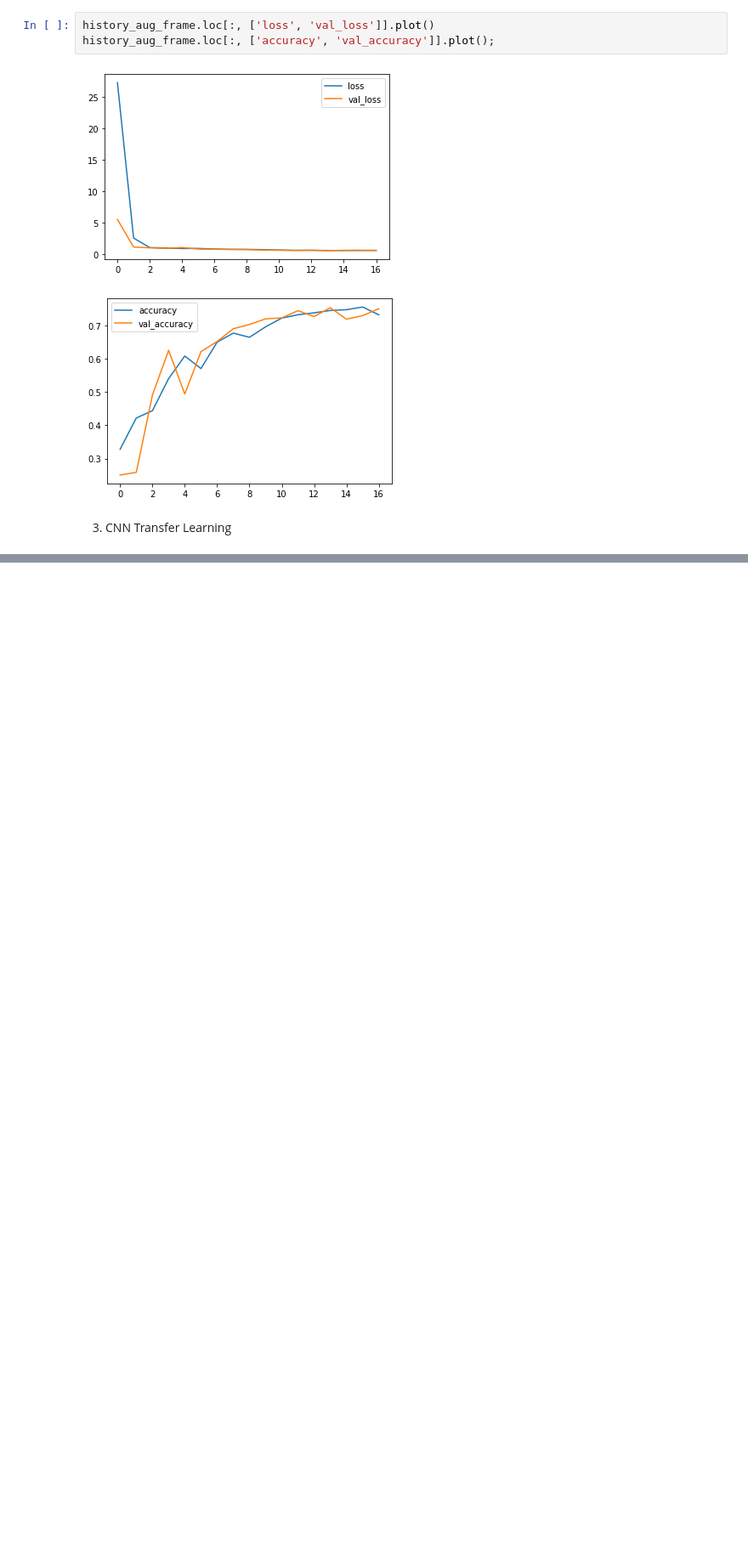
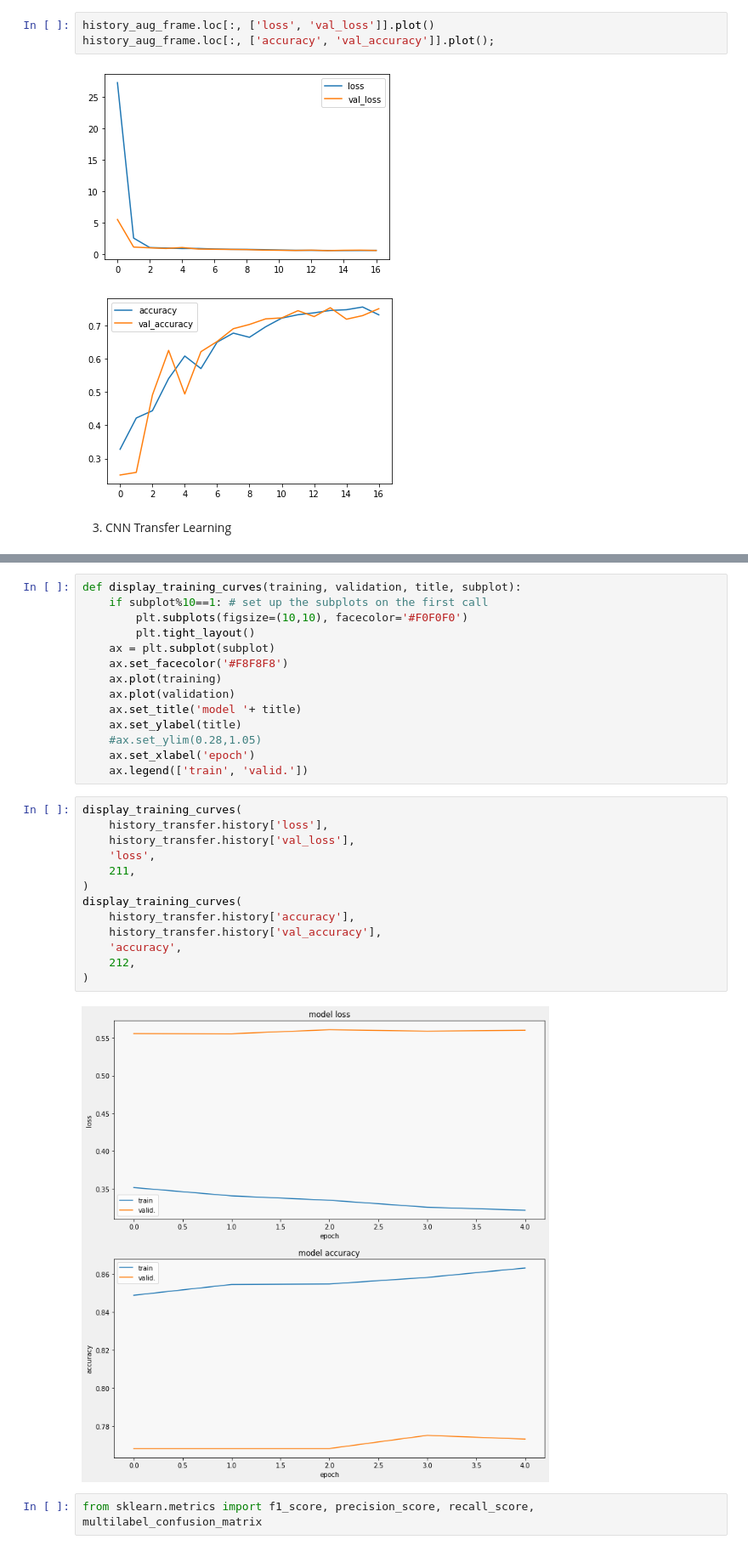
Before and after one commit to d-portugal/chest_x_ray, a Jupyter notebook: chest_xray_APA.ipynb, the cells around one changed output, grey strips where cells are left out. Shown at 85% size. Drawn from its saved outputs; the diff is of its cells as text; blank space fills up the shorter version.

```diff
--- a/chest_xray_APA.ipynb
+++ b/chest_xray_APA.ipynb
@@ -402,0 +368,31 @@ TypeError: ignored
+# %%
+def display_training_curves(training, validation, title, subplot):
+    if subplot%10==1: # set up the subplots on the first call
+        plt.subplots(figsize=(10,10), facecolor='#F0F0F0')
+        plt.tight_layout()
+    ax = plt.subplot(subplot)
+    ax.set_facecolor('#F8F8F8')
+    ax.plot(training)
+    ax.plot(validation)
+    ax.set_title('model '+ title)
+    ax.set_ylabel(title)
+    #ax.set_ylim(0.28,1.05)
+    ax.set_xlabel('epoch')
+    ax.legend(['train', 'valid.'])
+# %%
+display_training_curves(
+    history_transfer.history['loss'],
+    history_transfer.history['val_loss'],
+    'loss',
+    211,
+)
+display_training_curves(
+    history_transfer.history['accuracy'],
+    history_transfer.history['val_accuracy'],
+    'accuracy',
+    212,
+)
+# %% [output]
+[figure, added]
+# %%
+from sklearn.metrics import f1_score, precision_score, recall_score, multilabel_confusion_matrix
```
Also changed, not shown: parts of 10 cells of this notebook.
